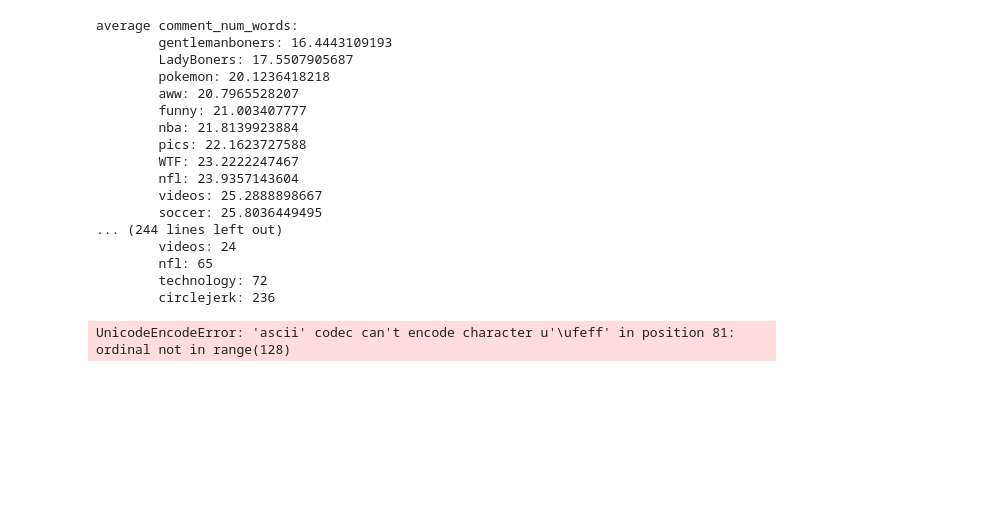
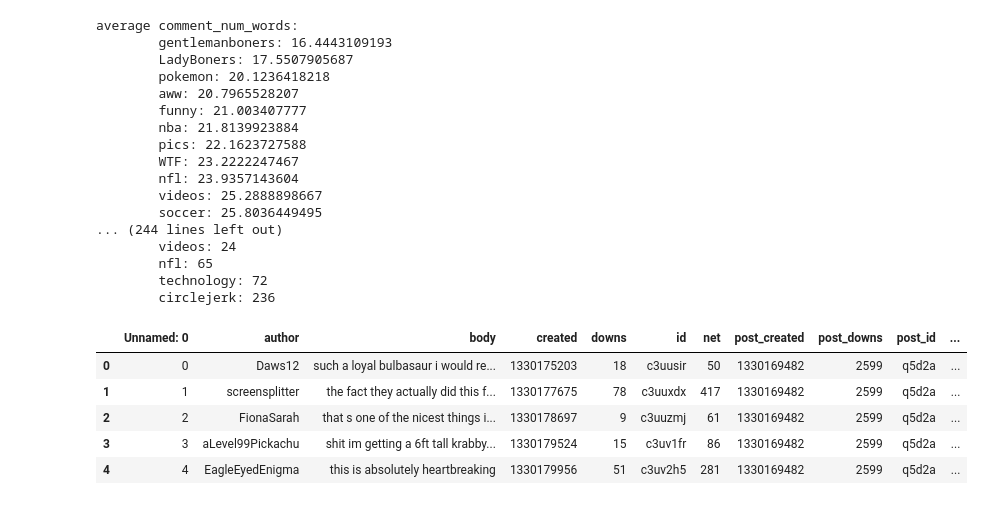
Before and after one commit to kennyyu/cs109-project, a Jupyter notebook: notebooks/rj.ipynb, the cells around one changed output. Cells and saved outputs as stored; diff of their text form; code cells hidden in the pictures; blank space fills up the shorter version.

```diff
--- a/notebooks/rj.ipynb
+++ b/notebooks/rj.ipynb
@@ -107,10 +103,11 @@ Applying num_swear_words...
 subreddits = ["Conservative","LadyBoners","Liberal","Music","WTF","aww","books","circlejerk","food","funny","gaming","gentlemanboners","movies","nba","news","nfl","pics","pokemon","politics","science","soccer","technology","television","videos","worldnews"]
 dfs = {}
 for subreddit in subreddits:
-    print "Making {}...".format(subreddit)
+    print "Making (just kidding) {}...".format(subreddit)
     path = "../data/" + subreddit
     outfile = path + ".csv"
-    df = analytic_dataframe(path, outfile)
+    # df = analytic_dataframe(path, outfile)
+    df = pd.read_csv(outfile, sep='\t', encoding='utf-8')
     dfs[subreddit] = df
 # %% [output]
 Making Conservative...
@@ -161,8 +158,12 @@ average comment_num_words:
         nfl: 65
         technology: 72
         circlejerk: 236
-# %%
-all_df = pd.concat(dfs.values())
-all_df.to_csv("../data/all.csv", sep='\t', encoding='utf-8')
-# %% [output]
-UnicodeEncodeError: 'ascii' codec can't encode character u'\ufeff' in position 81: ordinal not in range(128)
+# %%
+dfs["pokemon"].head()
+# %% [output]
+|  | Unnamed: 0 | author | body | created | downs | id | net | post_created | post_downs | post_id | ... |
+| 0 | 0 | Daws12 | such a loyal bulbasaur i would re... | 1330175203 | 18 | c3uusir | 50 | 1330169482 | 2599 | q5d2a | ... |
+| 1 | 1 | screensplitter | the fact they actually did this f... | 1330177675 | 78 | c3uuxdx | 417 | 1330169482 | 2599 | q5d2a | ... |
+| 2 | 2 | FionaSarah | that s one of the nicest things i... | 1330178697 | 9 | c3uuzmj | 61 | 1330169482 | 2599 | q5d2a | ... |
+| 3 | 3 | aLevel99Pickachu | shit im getting a 6ft tall krabby... | 1330179524 | 15 | c3uv1fr | 86 | 1330169482 | 2599 | q5d2a | ... |
+| 4 | 4 | EagleEyedEnigma | this is absolutely heartbreaking | 1330179956 | 51 | c3uv2h5 | 281 | 1330169482 | 2599 | q5d2a | ... |
```
Also changed, not shown: parts of 12 cells of this notebook, 1 other file.
